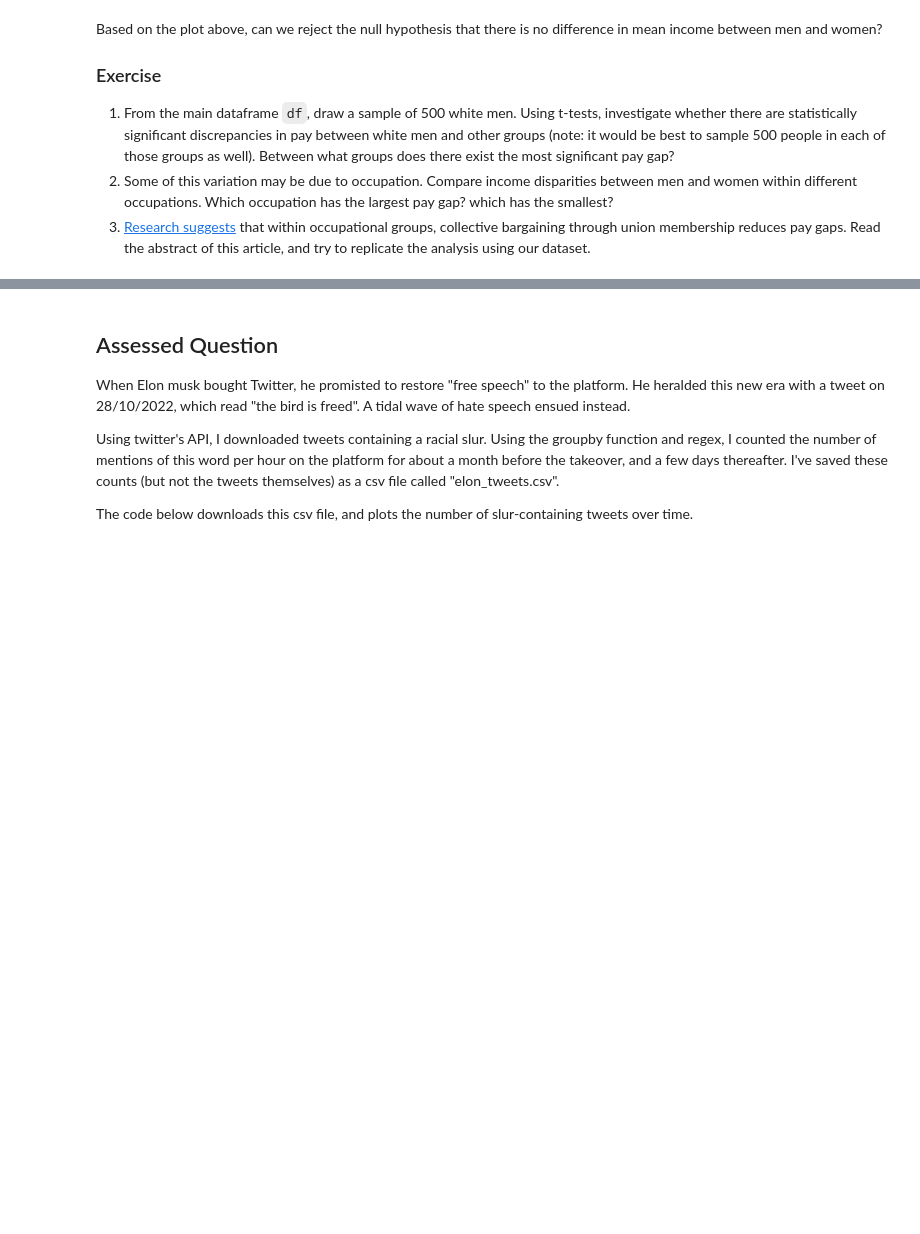
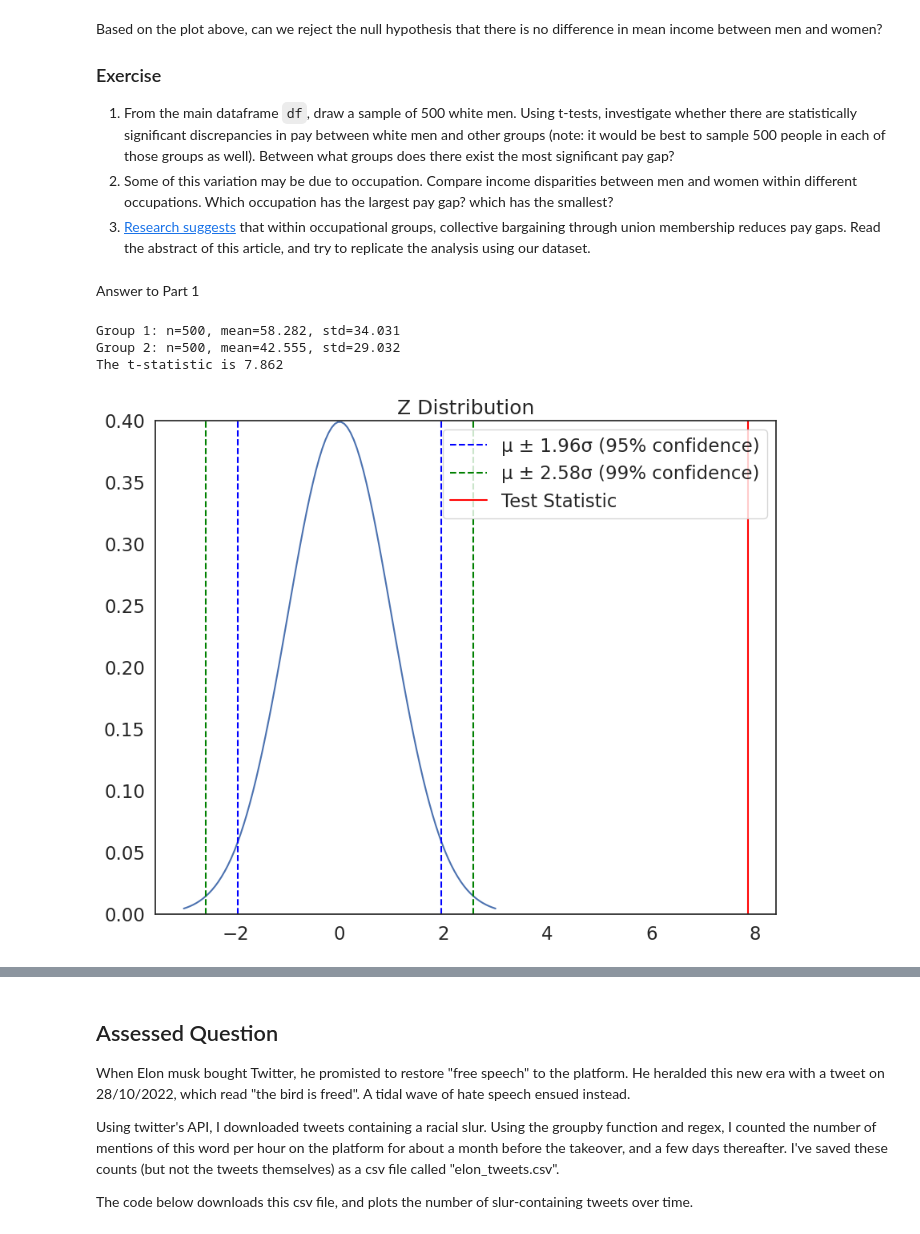
Before and after one commit to jaoshang/QM2, a Jupyter notebook: notebooks/W07. Hypothesis Testing.ipynb, the cells around one changed output, grey strips where cells are left out. Drawn from its saved outputs; the diff is of its cells as text; code cells hidden in the pictures; blank space fills up the shorter version.

```diff
--- a/notebooks/W07. Hypothesis Testing.ipynb
+++ b/notebooks/W07. Hypothesis Testing.ipynb
@@ -290,3 +290,31 @@ Based on the plot above, can we reject the null hypothesis that there is no diff
 1. From the main dataframe `df`, draw a sample of 500 white men. Using t-tests, investigate whether there are statistically significant discrepancies in pay between white men and other groups (note: it would be best to sample 500 people in each of those groups as well). Between what groups does there exist the most significant pay gap?
 2. Some of this variation may be due to occupation. Compare income disparities between men and women within different occupations. Which occupation has the largest pay gap? which has the smallest?
 3. [Research suggests](https://journals.sagepub.com/doi/abs/10.1177/0730888401028004005) that within occupational groups, collective bargaining through union membership reduces pay gaps. Read the abstract of this article, and try to replicate the analysis using our dataset.
+# %% [markdown]
+Answer to Part 1
+# %%
+def sample (sex,race):
+  groupbysex=df[df['sex']==sex]
+  groupbyrace=groupbysex[groupbysex['race']==race]
+  fivehundred=groupbyrace.sample(500)
+  return fivehundred
+# %%
+menwhite = sample (1,1)
+menblack = sample (1,2)
+menhispanic  = sample (1,3)
+mennonhispanic  = sample (1,4)
+womenwhite = sample (2,1)
+womenblack = sample (1,2)
+womenhispanic  = sample (2,3)
+womennonhispanic  = sample (2,4)
+# %%
+def whitementest (group):
+  tteststat=manual_ttest(menwhite['income'],group['income'])
+  plot_z(tteststat)
+# %%
+mblack=whitementest(menblack)
+# %% [output]
+Group 1: n=500, mean=58.282, std=34.031
+Group 2: n=500, mean=42.555, std=29.032
+The t-statistic is 7.862
+[figure, added]
```
Also changed, not shown: parts of 7 cells of this notebook.
